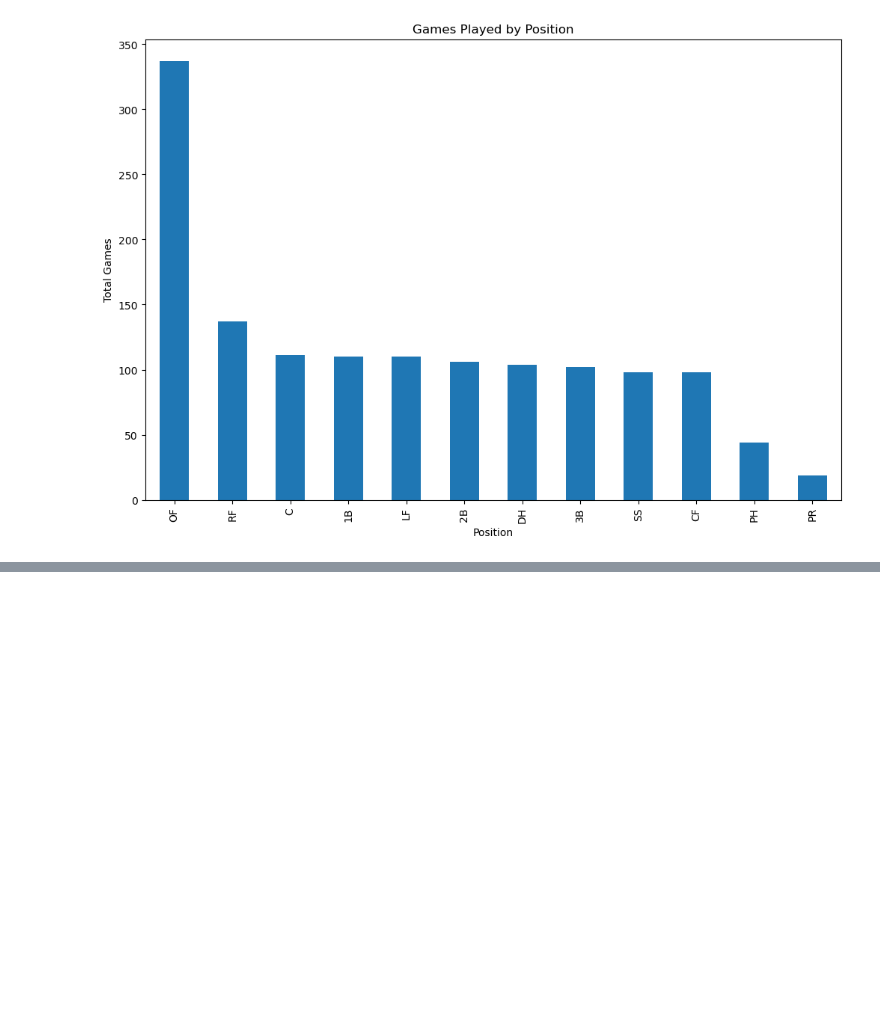
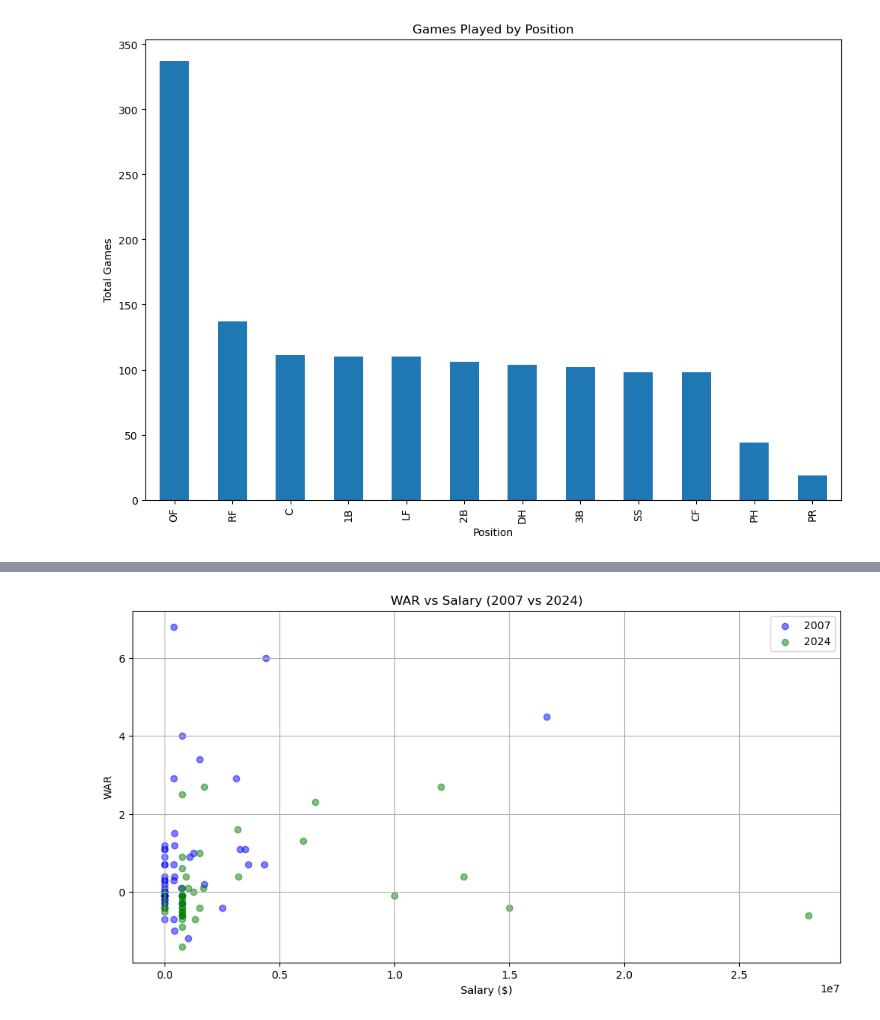
Before and after one commit to cassydm/rockies_moneyball_part-deux, a Jupyter notebook: Test_files/working_file_sando.ipynb, the cells around one changed output, grey strips where cells are left out. Cells and saved outputs as stored; diff of their text form; code cells hidden in the pictures; blank space fills up the shorter version.

```diff
--- a/Test_files/working_file_sando.ipynb
+++ b/Test_files/working_file_sando.ipynb
@@ -179,0 +288,26 @@ plt.savefig("../Test_files/Appearance_Figures/Games Played by Posistion 2007.png
+# %%
+team_roster_2007['Salary'] = team_roster_2007['Salary'].apply(convert_salary)
+team_roster_2024['Salary'] = team_roster_2024['Salary'].apply(convert_salary)
+# %%
+df_2007_plot = team_roster_2007[['Name', 'WAR', 'Salary']].rename(columns={'Name': 'Player'})
+df_2024_plot = team_roster_2024[['Name', 'WAR', 'Salary']].rename(columns={'Name': 'Player'})
+# %%
+df_2007_plot.loc[:, 'Season'] = '2007'
+df_2024_plot.loc[:, 'Season'] = '2024'
+# %%
+df_combined = pd.concat([df_2007_plot, df_2024_plot])
+# %%
+plt.figure(figsize=(12, 6))
+colors = {'2007': 'blue', '2024': 'green'}
+for season in df_combined['Season'].unique():
+    subset = df_combined[df_combined['Season'] == season]
+    plt.scatter(subset['Salary'], subset['WAR'], c=colors[season], label=season, alpha=0.5)
+
+plt.xlabel('Salary ($)')
+plt.ylabel('WAR')
+plt.title('WAR vs Salary (2007 vs 2024)')
+plt.legend()
+plt.grid(True)
+plt.show()
+# %% [output]
+[figure, added]
```
Also changed, not shown: parts of 27 cells of this notebook, 2 other files.
